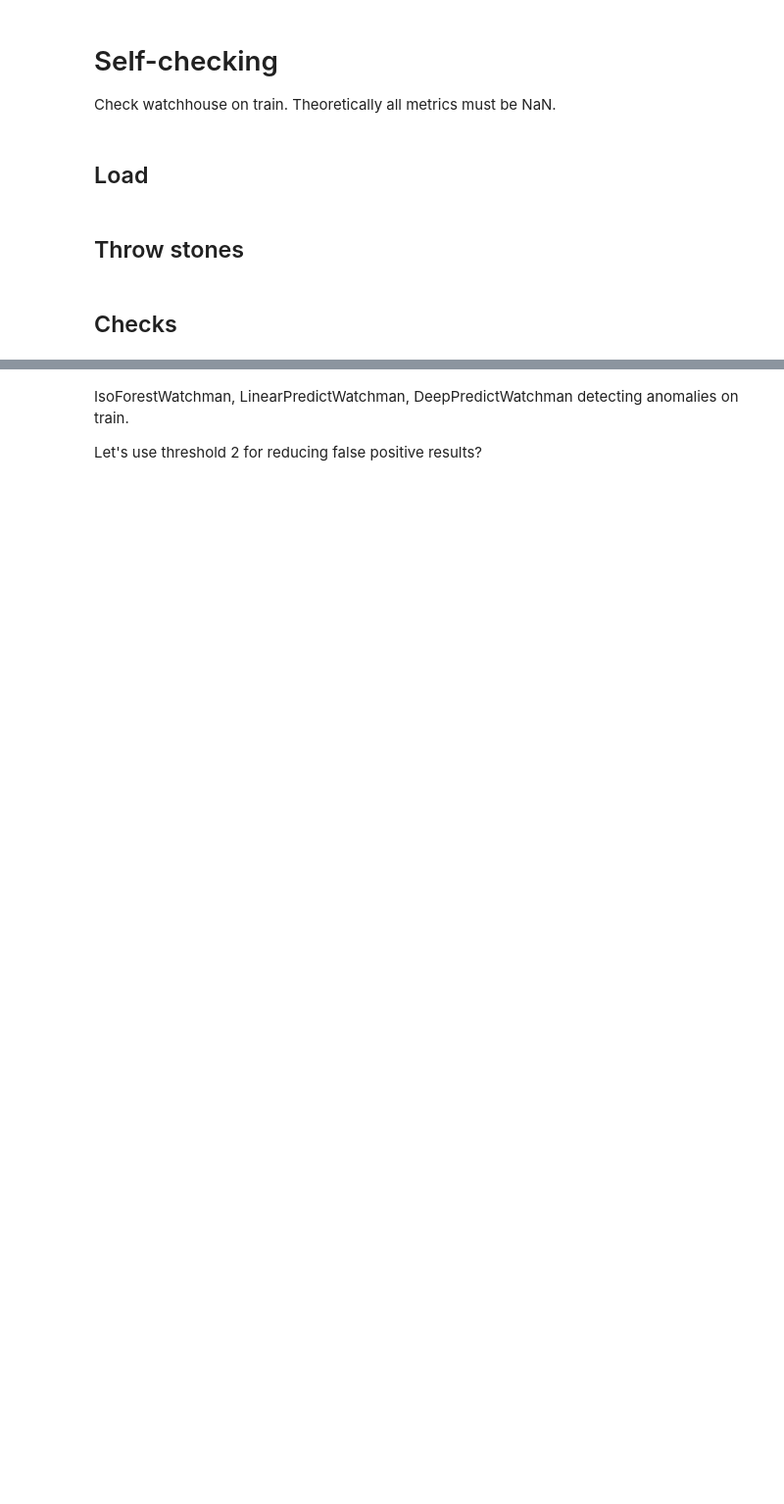
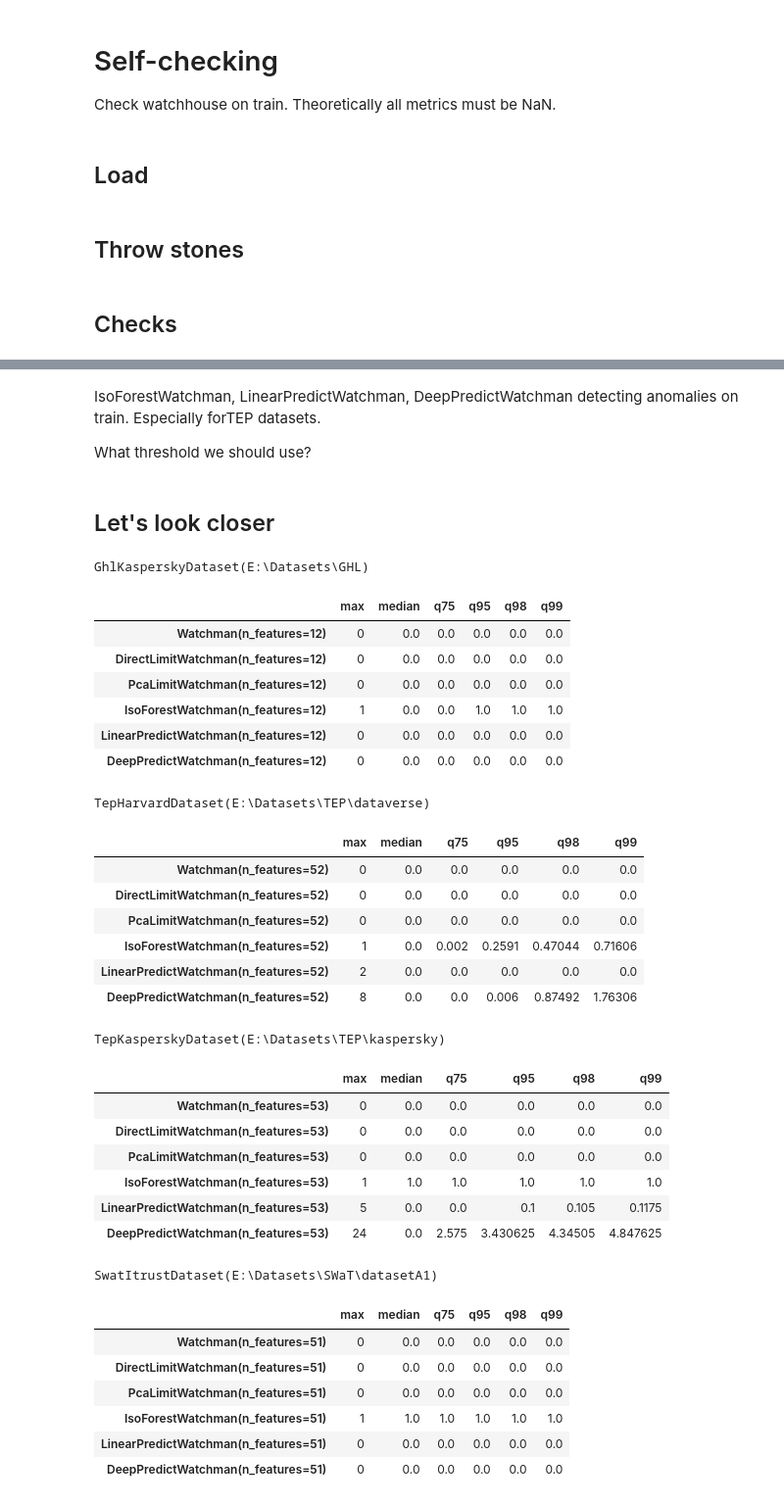
Before and after one commit to sau114/skillfactory_rds, a Jupyter notebook: module_final/90-watchmen-fit-n-save.ipynb, the cells around one changed output, grey strips where cells are left out. Shown: that part at 98% size. Drawn from its saved outputs; the diff is of its cells as text; code cells hidden in the pictures; blank space fills up the shorter version.

```diff
--- a/module_final/90-watchmen-fit-n-save.ipynb
+++ b/module_final/90-watchmen-fit-n-save.ipynb
@@ -85,3 +87,8 @@ for d in datasets:
+# %%
+for d in datasets:
+    for data, _, _ in tqdm(datasets[d].train_generator(), desc=f'Fit on train {d}'):
+        for w in watchhouse[d]:
+            watchhouse[d][w].postfit(data)
 # %% [markdown]
 ## Save
 # %%
@@ -134,7 +134,7 @@ for d in datasets:
         checks[str(datasets[d])].loc[str(watchhouse[d][w]), metrics] = exam_paper.mean().values
 # %%
 # ensemble
-max_threshold = 10
+max_threshold = 5
 for d in datasets:
     exam_papers = dict()
     for threshold in range(1, max_threshold+1):
@@ -153,4 +226,63 @@ for d in checks:
 # %% [markdown]
-IsoForestWatchman, LinearPredictWatchman, DeepPredictWatchman detecting anomalies on train.
+IsoForestWatchman, LinearPredictWatchman, DeepPredictWatchman detecting anomalies on train. Especially forTEP datasets.
 
-Let's use threshold 2 for reducing false positive results?
+What threshold we should use?
+# %% [markdown]
+## Let's look closer
+# %%
+counts = {str(datasets[d]): pd.DataFrame(columns=['max', 'median', 'q75', 'q95', 'q98', 'q99']) for d in datasets}
+# %%
+# calc how much detect per watchman
+for d in datasets:
+    for w in tqdm(watchhouse[d], desc=f'Count stones d{d}'):
+        exam_paper = pd.DataFrame(columns=['max', 'median', 'q75', 'q95', 'q98', 'q99'])
+        for i_st, st in enumerate(stones[d][w]):
+            exam_paper.loc[i_st, 'max'] = st.iloc[:, 1:].sum(axis=1).max()
+            exam_paper.loc[i_st, 'median'] = st.iloc[:, 1:].sum(axis=1).median()
+            exam_paper.loc[i_st, 'q75'] = st.iloc[:, 1:].sum(axis=1).quantile(q=0.75)
+            exam_paper.loc[i_st, 'q95'] = st.iloc[:, 1:].sum(axis=1).quantile(q=0.95)
+            exam_paper.loc[i_st, 'q98'] = st.iloc[:, 1:].sum(axis=1).quantile(q=0.98)
+            exam_paper.loc[i_st, 'q99'] = st.iloc[:, 1:].sum(axis=1).quantile(q=0.99)
+        counts[str(datasets[d])].loc[str(watchhouse[d][w]), 'max'] = exam_paper['max'].max()
+        counts[str(datasets[d])].loc[str(watchhouse[d][w]), 'median'] = exam_paper['median'].median()
+        counts[str(datasets[d])].loc[str(watchhouse[d][w]), 'q75'] = exam_paper['q75'].mean()
+        counts[str(datasets[d])].loc[str(watchhouse[d][w]), 'q95'] = exam_paper['q95'].mean()
+        counts[str(datasets[d])].loc[str(watchhouse[d][w]), 'q98'] = exam_paper['q98'].mean()
+        counts[str(datasets[d])].loc[str(watchhouse[d][w]), 'q99'] = exam_paper['q99'].mean()
+# %%
+for d in checks:
+    print(d)
+    display(counts[d])
+# %% [output]
+GhlKasperskyDataset(E:\Datasets\GHL)
+|  | max | median | q75 | q95 | q98 | q99 |
+| Watchman(n_features=12) | 0 | 0.0 | 0.0 | 0.0 | 0.0 | 0.0 |
+| DirectLimitWatchman(n_features=12) | 0 | 0.0 | 0.0 | 0.0 | 0.0 | 0.0 |
+| PcaLimitWatchman(n_features=12) | 0 | 0.0 | 0.0 | 0.0 | 0.0 | 0.0 |
+| IsoForestWatchman(n_features=12) | 1 | 0.0 | 0.0 | 1.0 | 1.0 | 1.0 |
+| LinearPredictWatchman(n_features=12) | 0 | 0.0 | 0.0 | 0.0 | 0.0 | 0.0 |
+| DeepPredictWatchman(n_features=12) | 0 | 0.0 | 0.0 | 0.0 | 0.0 | 0.0 |
+TepHarvardDataset(E:\Datasets\TEP\dataverse)
+|  | max | median | q75 | q95 | q98 | q99 |
+| Watchman(n_features=52) | 0 | 0.0 | 0.0 | 0.0 | 0.0 | 0.0 |
+| DirectLimitWatchman(n_features=52) | 0 | 0.0 | 0.0 | 0.0 | 0.0 | 0.0 |
+| PcaLimitWatchman(n_features=52) | 0 | 0.0 | 0.0 | 0.0 | 0.0 | 0.0 |
+| IsoForestWatchman(n_features=52) | 1 | 0.0 | 0.002 | 0.2591 | 0.47044 | 0.71606 |
+| LinearPredictWatchman(n_features=52) | 2 | 0.0 | 0.0 | 0.0 | 0.0 | 0.0 |
+| DeepPredictWatchman(n_features=52) | 8 | 0.0 | 0.0 | 0.006 | 0.87492 | 1.76306 |
+TepKasperskyDataset(E:\Datasets\TEP\kaspersky)
+|  | max | median | q75 | q95 | q98 | q99 |
+| Watchman(n_features=53) | 0 | 0.0 | 0.0 | 0.0 | 0.0 | 0.0 |
+| DirectLimitWatchman(n_features=53) | 0 | 0.0 | 0.0 | 0.0 | 0.0 | 0.0 |
+| PcaLimitWatchman(n_features=53) | 0 | 0.0 | 0.0 | 0.0 | 0.0 | 0.0 |
+| IsoForestWatchman(n_features=53) | 1 | 1.0 | 1.0 | 1.0 | 1.0 | 1.0 |
+| LinearPredictWatchman(n_features=53) | 5 | 0.0 | 0.0 | 0.1 | 0.105 | 0.1175 |
+| DeepPredictWatchman(n_features=53) | 24 | 0.0 | 2.575 | 3.430625 | 4.34505 | 4.847625 |
+SwatItrustDataset(E:\Datasets\SWaT\datasetA1)
+|  | max | median | q75 | q95 | q98 | q99 |
+| Watchman(n_features=51) | 0 | 0.0 | 0.0 | 0.0 | 0.0 | 0.0 |
+| DirectLimitWatchman(n_features=51) | 0 | 0.0 | 0.0 | 0.0 | 0.0 | 0.0 |
+| PcaLimitWatchman(n_features=51) | 0 | 0.0 | 0.0 | 0.0 | 0.0 | 0.0 |
+| IsoForestWatchman(n_features=51) | 1 | 1.0 | 1.0 | 1.0 | 1.0 | 1.0 |
+| LinearPredictWatchman(n_features=51) | 0 | 0.0 | 0.0 | 0.0 | 0.0 | 0.0 |
+| DeepPredictWatchman(n_features=51) | 0 | 0.0 | 0.0 | 0.0 | 0.0 | 0.0 |
```
Also changed, not shown: parts of 5 cells of this notebook, 2 other files.
